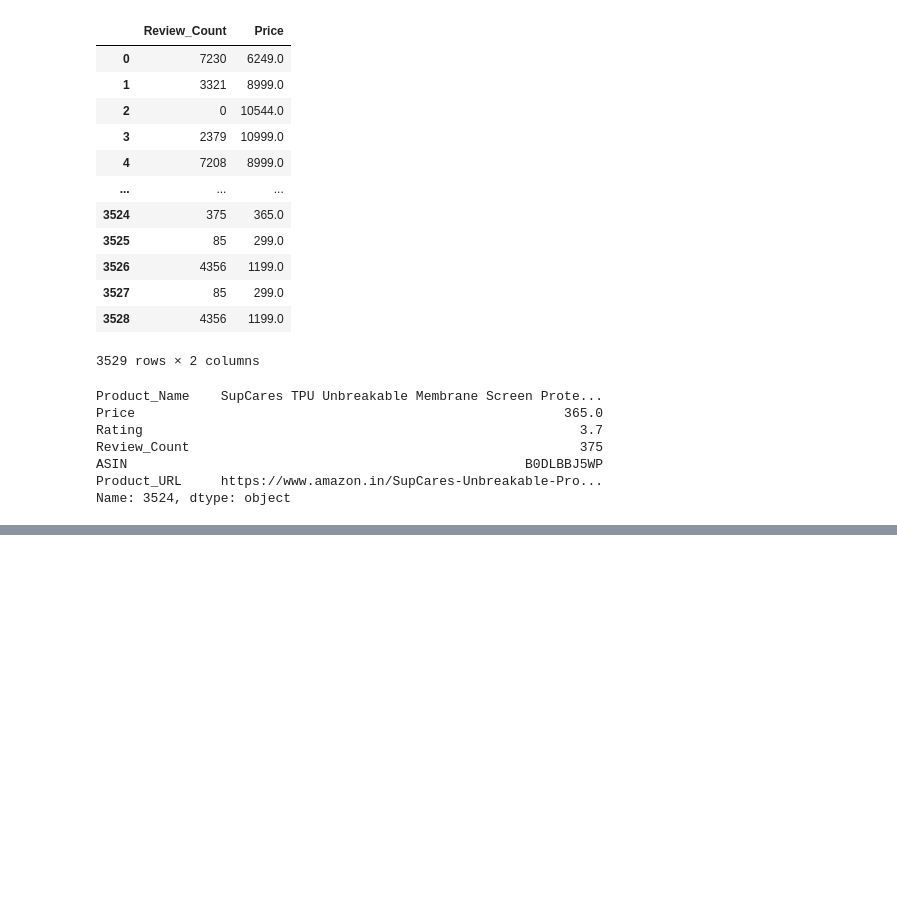
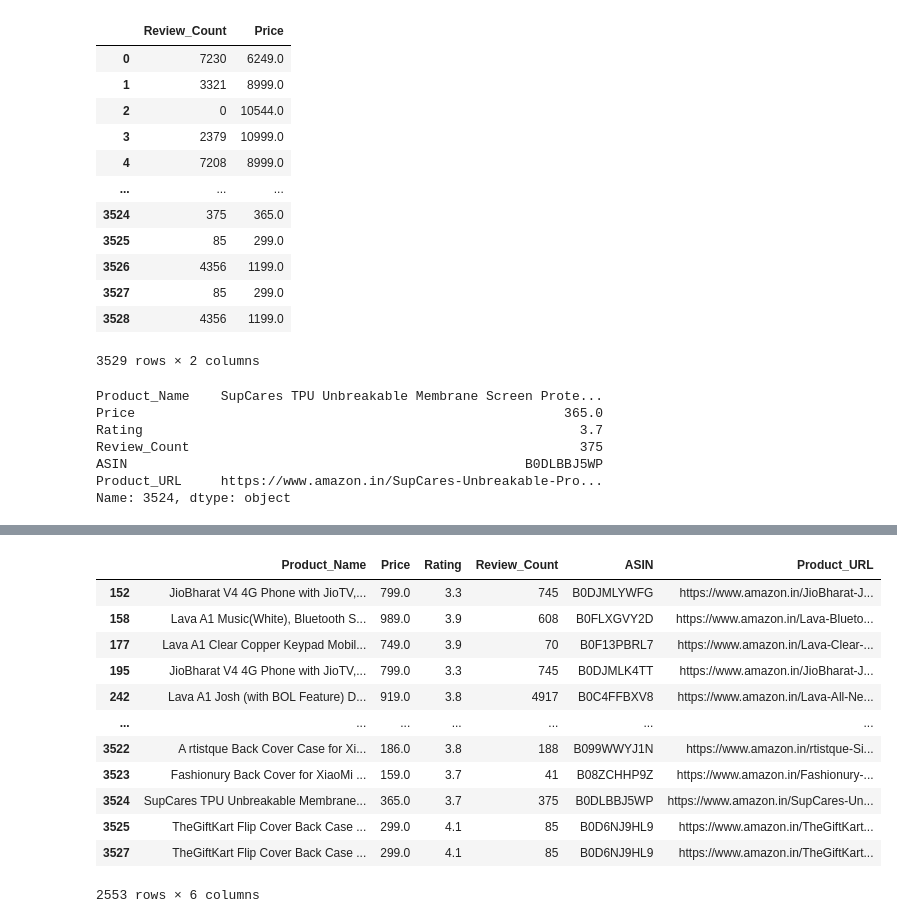
Before and after one commit to soumyadeepmukherji/Amazon-Big-Billion-Sale-2025-Analysis, a Jupyter notebook: analysis.ipynb, the cells around one changed output, grey strips where cells are left out. Drawn from its saved outputs; the diff is of its cells as text; code cells hidden in the pictures; blank space fills up the shorter version.

```diff
--- a/analysis.ipynb
+++ b/analysis.ipynb
@@ -130,0 +153,17 @@ mobile_df.sample(5)
+# %%
+#Query for sorting value using conditions
+mobile_df[mobile_df.Price < 1000]
+# %% [output]
+|  | Product_Name | Price | Rating | Review_Count | ASIN | Product_URL |
+| 152 | JioBharat V4 4G Phone with JioTV,... | 799.0 | 3.3 | 745 | B0DJMLYWFG | https://www.amazon.in/JioBharat-J... |
+| 158 | Lava A1 Music(White), Bluetooth S... | 989.0 | 3.9 | 608 | B0FLXGVY2D | https://www.amazon.in/Lava-Blueto... |
+| 177 | Lava A1 Clear Copper Keypad Mobil... | 749.0 | 3.9 | 70 | B0F13PBRL7 | https://www.amazon.in/Lava-Clear-... |
+| 195 | JioBharat V4 4G Phone with JioTV,... | 799.0 | 3.3 | 745 | B0DJMLK4TT | https://www.amazon.in/JioBharat-J... |
+| 242 | Lava A1 Josh (with BOL Feature) D... | 919.0 | 3.8 | 4917 | B0C4FFBXV8 | https://www.amazon.in/Lava-All-Ne... |
+| ... | ... | ... | ... | ... | ... | ... |
+| 3522 | A rtistque Back Cover Case for Xi... | 186.0 | 3.8 | 188 | B099WWYJ1N | https://www.amazon.in/rtistque-Si... |
+| 3523 | Fashionury Back Cover for XiaoMi ... | 159.0 | 3.7 | 41 | B08ZCHHP9Z | https://www.amazon.in/Fashionury-... |
+| 3524 | SupCares TPU Unbreakable Membrane... | 365.0 | 3.7 | 375 | B0DLBBJ5WP | https://www.amazon.in/SupCares-Un... |
+| 3525 | TheGiftKart Flip Cover Back Case ... | 299.0 | 4.1 | 85 | B0D6NJ9HL9 | https://www.amazon.in/TheGiftKart... |
+| 3527 | TheGiftKart Flip Cover Back Case ... | 299.0 | 4.1 | 85 | B0D6NJ9HL9 | https://www.amazon.in/TheGiftKart... |
+2553 rows × 6 columns
```
Also changed, not shown: parts of 5 cells of this notebook.
